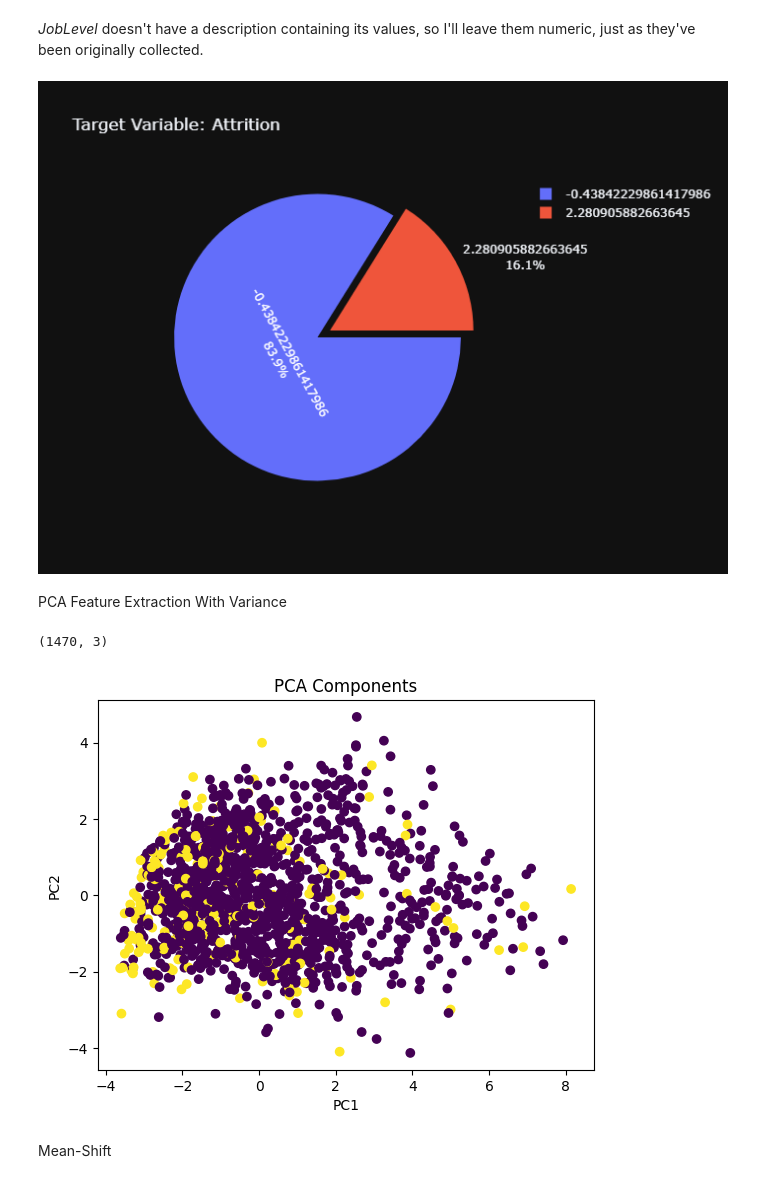
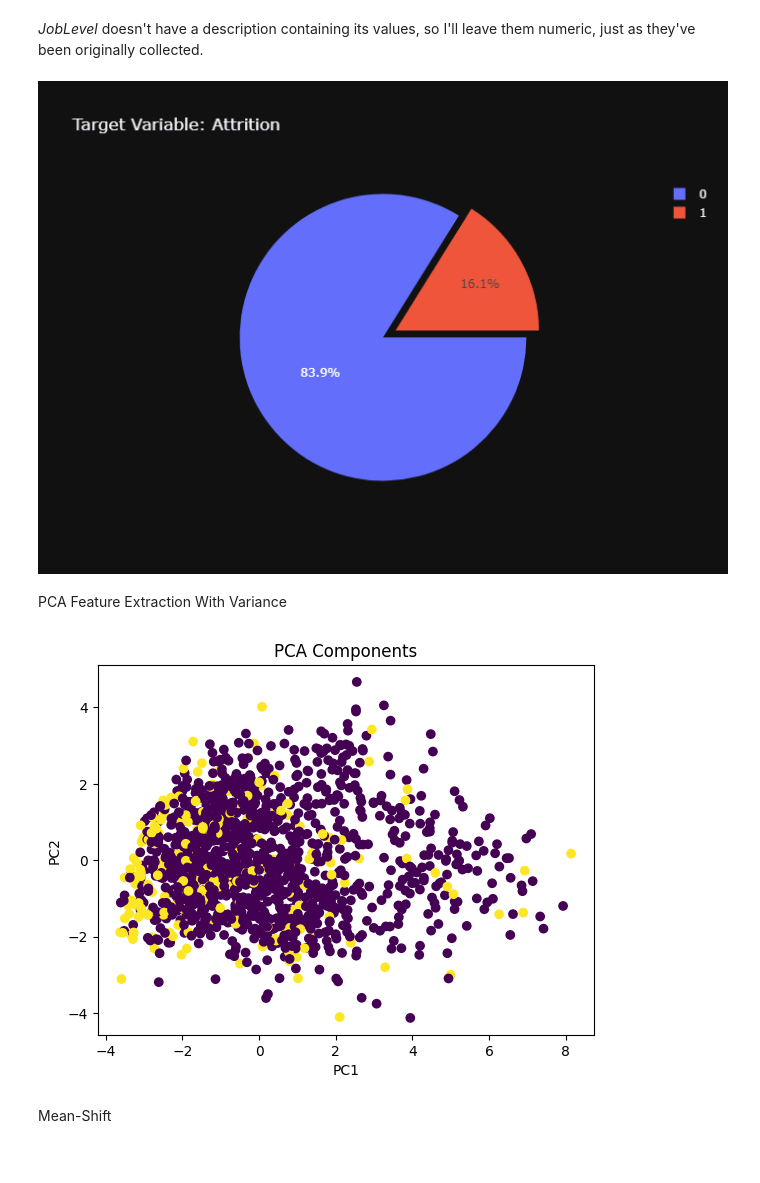
Before and after one commit to mjdarvishi/Employee_attrition_machine_learning, a Jupyter notebook: main.ipynb, the cells around one changed output. Drawn from its saved outputs; the diff is of its cells as text; code cells hidden in the pictures.

Commit message:
prevent normalizing attrition field

```diff
--- a/main.ipynb
+++ b/main.ipynb
@@ -90,6 +97,10 @@ import matplotlib.pyplot as plt
 from scipy.stats import norm
 from sklearn.preprocessing import StandardScaler
 
+attrition_column = df['Attrition']
+
+# Drop 'Attrition' column from the DataFrame before normalization
+df = df.drop(columns=['Attrition'])
 
 # Copy the original DataFrame for comparison
 df_original = df.copy()
@@ -141,5 +152,8 @@ plt.show()
 
 # Print the shape of the filtered DataFrame
 print(df.shape)
+
+df['Attrition'] = attrition_column
+
 df.head()
 # %% [output]
@@ -158,10 +179,10 @@ Excluded attributes with std < 0.8: ['EmployeeCount', 'Over18', 'StandardHours']
 # %%
 # Visualizing target variable classes and its distribution among the dataset
 fig = px.pie(df, names = 'Attrition', title = 'Target Variable: Attrition', template = 'plotly_dark')
-fig.update_traces(rotation=90, pull = [0.1], textinfo = "percent+label")
+fig.update_traces(rotation=90, pull = [0.1], textinfo = "percent",)
 fig.show('png')
 # %% [output]
-[figure, old version]
+[figure, new version]
 # %% [markdown]
 PCA Feature Extraction With Variance
 # %%
@@ -187,7 +208,6 @@ X_pca = pca.fit_transform(X_standardized)
 # Creating a new DataFrame with PCA components
 pca_df = pd.DataFrame(data=X_pca, columns=['PC1', 'PC2'])
 pca_df['Attrition'] = y
-print(pca_df.shape)
 
 # Accessing mean, covariance matrix, eigenvalues, and eigenvectors
 mean_values = pca.mean_
@@ -221,8 +241,7 @@ X_train_pca = pca.transform(X_train_standardized)
 X_test_standardized = scaler.transform(X_test)
 X_test_pca = pca.transform(X_test_standardized)
 # %% [output]
-(1470, 3)
-[figure, old version]
+[figure, new version]
 # %%
 def show_confu(y_test_pred, model):
     # Create a confusion matrix
```
Also changed, not shown: parts of 3 cells of this notebook.
